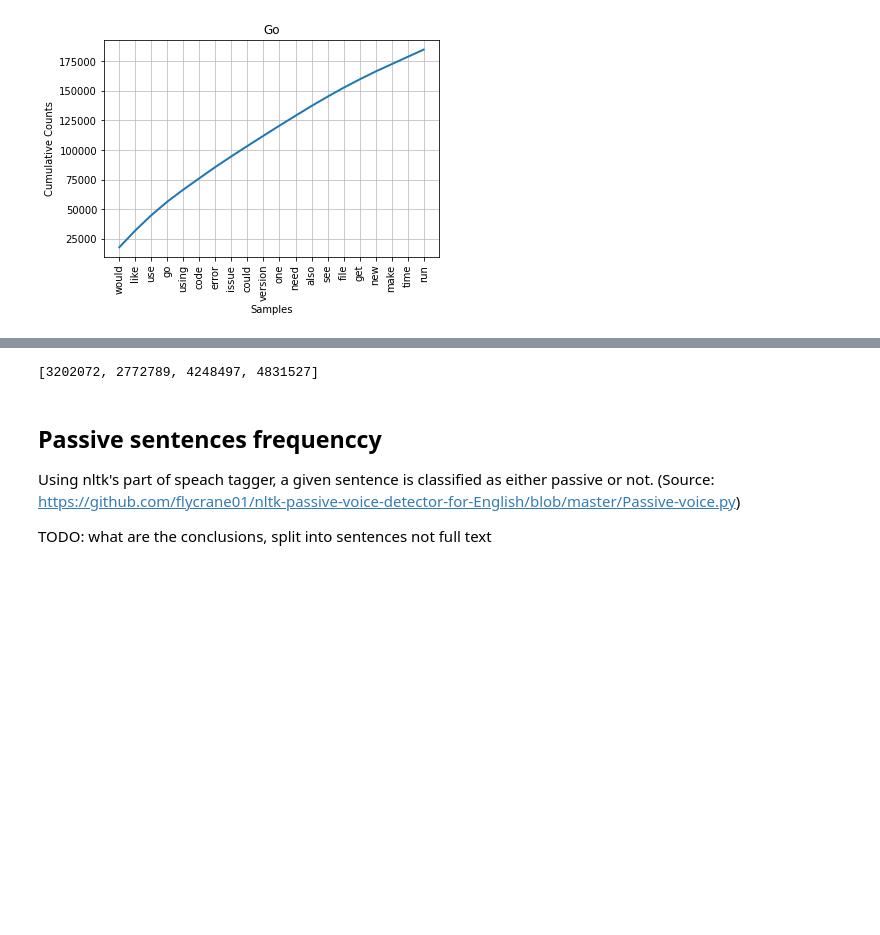
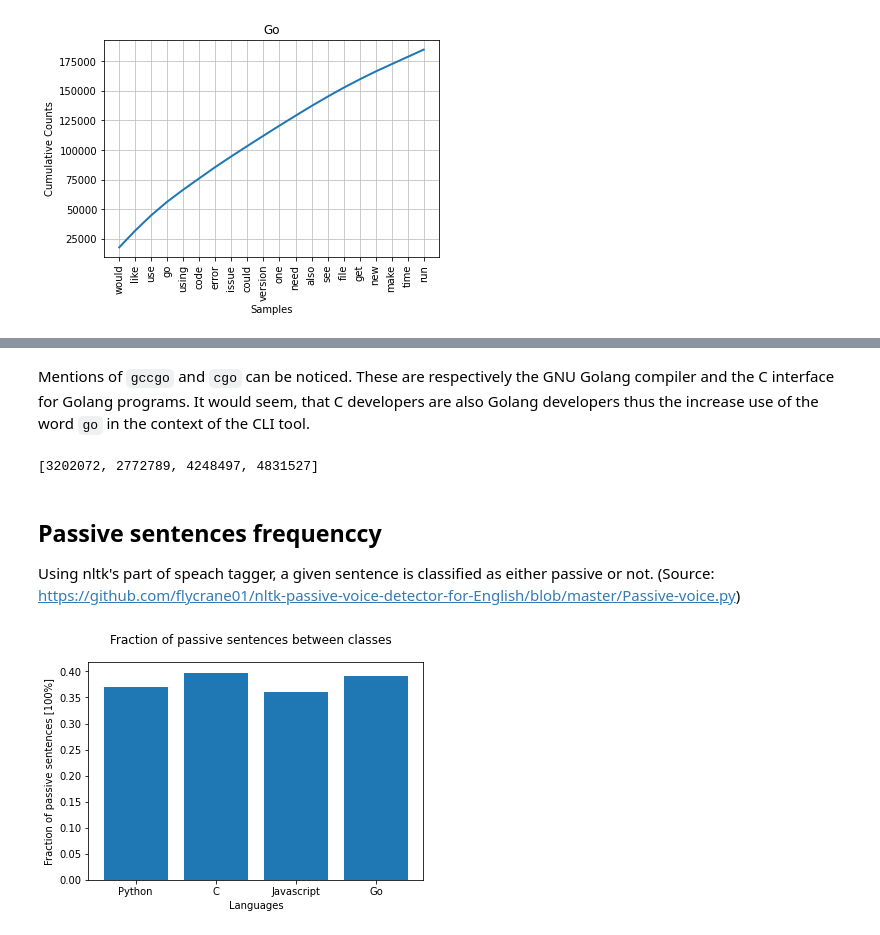
Before and after one commit to shilangyu/NLP-language-complexity, a Jupyter notebook: analysis/data_analysis.ipynb, the cells around one changed output, grey strips where cells are left out. Saved outputs shown, nothing was run; the diff lists cells and outputs as text; code cells hidden in the pictures; blank space fills up the shorter version.

```diff
--- a/analysis/data_analysis.ipynb
+++ b/analysis/data_analysis.ipynb
@@ -350,3 +348,5 @@ Mentions of `gccgo` and `cgo` can be noticed. These are respectively the GNU Gol
+# %% [markdown]
+Mentions of `gccgo` and `cgo` can be noticed. These are respectively the GNU Golang compiler and the C interface for Golang programs. It would seem, that C developers are also Golang developers thus the increase use of the word `go` in the context of the CLI tool.
 # %%
 total_tokens = [np.sum(df[df['language'] == lang]['length'])
                 for lang in LANGUAGES]
@@ -358,8 +358,6 @@ print(total_tokens)
 ## Passive sentences frequenccy
 
 Using nltk's part of speach tagger, a given sentence is classified as either passive or not. (Source: https://github.com/flycrane01/nltk-passive-voice-detector-for-English/blob/master/Passive-voice.py)
-
-TODO: what are the conclusions, split into sentences not full text
 # %%
 beforms = ['am', 'is', 'are', 'been', 'was', 'were', 'be', 'being']  # all forms of "be"
 aux = ['do', 'did', 'does', 'have', 'has', 'had']
@@ -403,10 +401,17 @@ def count_passives(texts: pd.Series) -> float:
             count += 1
     return count / len(texts)
 # %%
-passive_freq = [(lang, count_passives(df[df['language'] == lang]
-                                      ['tokenized_text'])) for lang in LANGUAGES]
+# passive_freq = [(lang, count_passives(df[df['language'] == lang]
+#                                       ['tokenized_text'])) for lang in LANGUAGES]
 
 plt.bar(*zip(*passive_freq))
+plt.xlabel('Languages')
+plt.ylabel('Fraction of passive sentences [100%]')
+plt.suptitle('Fraction of passive sentences between classes')
+
+
 plt.show()
+# %% [output]
+[figure, added]
 # %% [markdown]
 ## Flesch reading score
```
Also changed, not shown: parts of 30 cells of this notebook.
